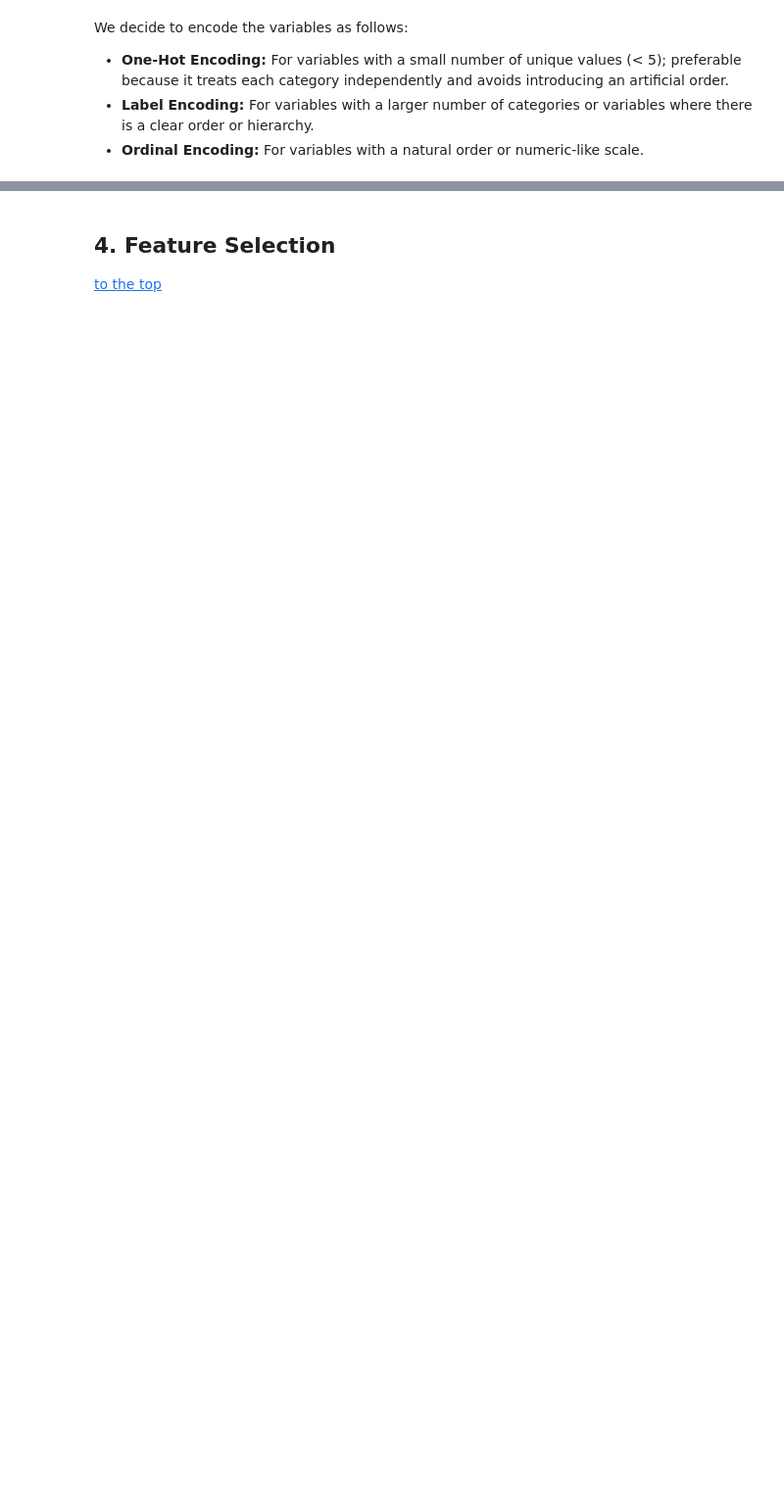
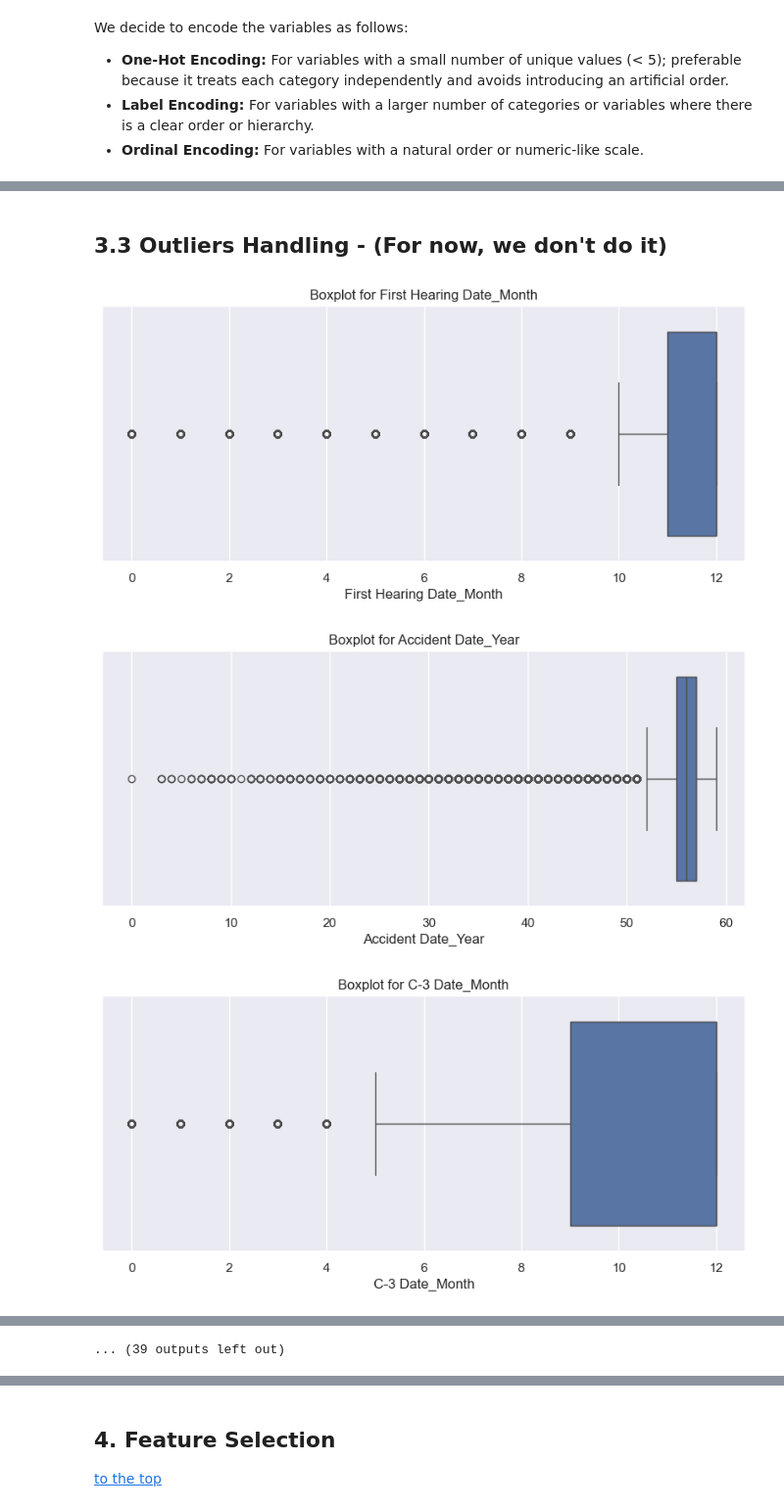
Before and after one commit to alexandregsg/ML_Project_Group52, a Jupyter notebook: Homework_Group52.ipynb, the cells around one changed output, grey strips where cells are left out. Shown at 98% size. Drawn from its saved outputs; the diff is of its cells as text; code cells hidden in the pictures; blank space fills up the shorter version.

```diff
--- a/Homework_Group52.ipynb
+++ b/Homework_Group52.ipynb
@@ -2222,0 +1573,3 @@ memory usage: 174.5+ MB
+# %%
+""" X_train.drop(columns=['C-3 Date Numeric', 'First Hearing Date Numeric'], inplace=True)
+X_val.drop(columns=['C-3 Date Numeric', 'First Hearing Date Numeric'], inplace=True)     """
@@ -2222,0 +1578,3 @@ memory usage: 174.5+ MB
+# %%
+X_train.drop(columns='Birth Year', inplace=True) # it doesn't add relevant information
+X_val.drop(columns='Birth Year', inplace=True)
@@ -2301,0 +1664,9 @@ array([1, 3, 3, ..., 3, 1, 1])
+# %%
+X_train['Claim Identifier'] = X_train['Claim Identifier'].astype('str')
+# %%
+# Ensure only valid columns are included for X_train and X_val
+X_train_temp = X_train[label_encode_columns + ['Claim Identifier']].copy()
+X_val_temp = X_val[label_encode_columns + ['Claim Identifier']].copy()
+
+# Exclude 'Claim Identifier' from label encoding and preprocessing
+label_encode_columns_excluding_id = [col for col in label_encode_columns if col != 'Claim Identifier']
@@ -2301,0 +1816,18 @@ array([1, 3, 3, ..., 3, 1, 1])
+# %% [markdown]
+## 3.3 Outliers Handling - (For now, we don't do it)
+# %%
+for column in X_train_imputed.columns:
+    # Check if the column is numeric and not categorical
+    if X_train_imputed[column].dtype in ['int64', 'float64']:
+        # Drop NaNs or fill them with a value to avoid issues in plotting
+        data = X_train_imputed[column].dropna()  # You can use .fillna() if needed
+
+        if not data.empty:  # Ensure the column has data to plot
+            plt.figure(figsize=(10, 4))
+            sns.boxplot(x=data)
+            plt.title(f'Boxplot for {column}')
+            plt.show()
+# %% [output]
+[figure, added]
+[figure, added]
+[figure, added]
@@ -2301,0 +1843 @@ array([1, 3, 3, ..., 3, 1, 1])
+... (39 outputs left out)
```
Also changed, not shown: parts of 260 cells of this notebook.
